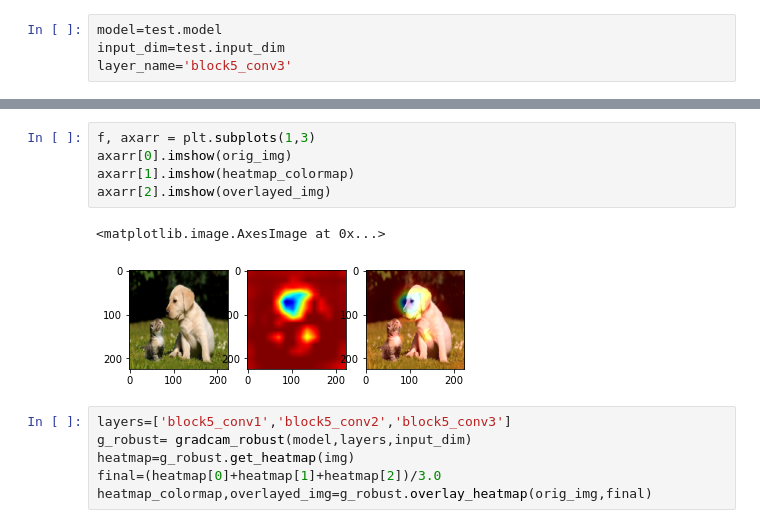
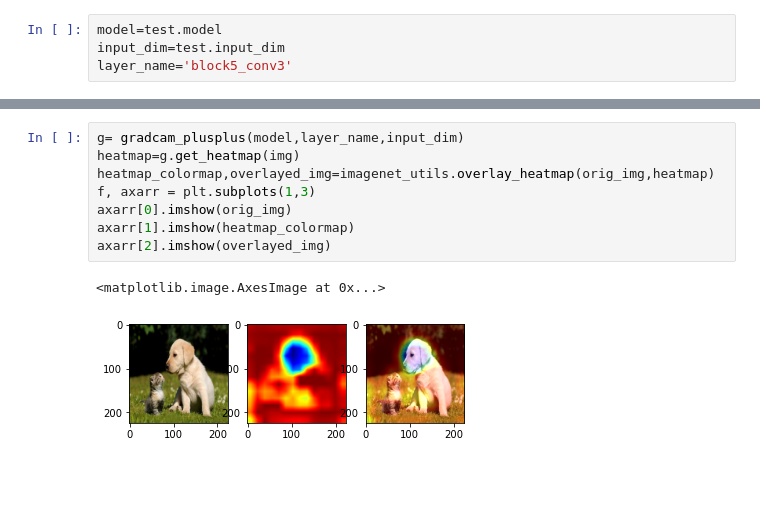
Before and after one commit to anirudhseth/Explanations-using-Grad-CAM, a Jupyter notebook: example.ipynb, the cells around one changed output, grey strips where cells are left out. Cells and saved outputs as stored; diff of their text form; blank space fills up the shorter version.

Commit message:
gradcampp init

```diff
--- a/example.ipynb
+++ b/example.ipynb
@@ -23,14 +54,11 @@ heatmap_colormap,overlayed_img=g.overlay_heatmap(orig_img,heatmap)
 # %%
+g= gradcam_plusplus(model,layer_name,input_dim)
+heatmap=g.get_heatmap(img)
+heatmap_colormap,overlayed_img=imagenet_utils.overlay_heatmap(orig_img,heatmap)
 f, axarr = plt.subplots(1,3)
 axarr[0].imshow(orig_img)
 axarr[1].imshow(heatmap_colormap)
 axarr[2].imshow(overlayed_img)
 # %% [output]
 <matplotlib.image.AxesImage at 0x...>
-[figure, old version]
+[figure, new version]
-# %%
-layers=['block5_conv1','block5_conv2','block5_conv3']
-g_robust= gradcam_robust(model,layers,input_dim)
-heatmap=g_robust.get_heatmap(img)
-final=(heatmap[0]+heatmap[1]+heatmap[2])/3.0
-heatmap_colormap,overlayed_img=g_robust.overlay_heatmap(orig_img,final)
```
Also changed, not shown: parts of 6 cells of this notebook, 2 other files.
